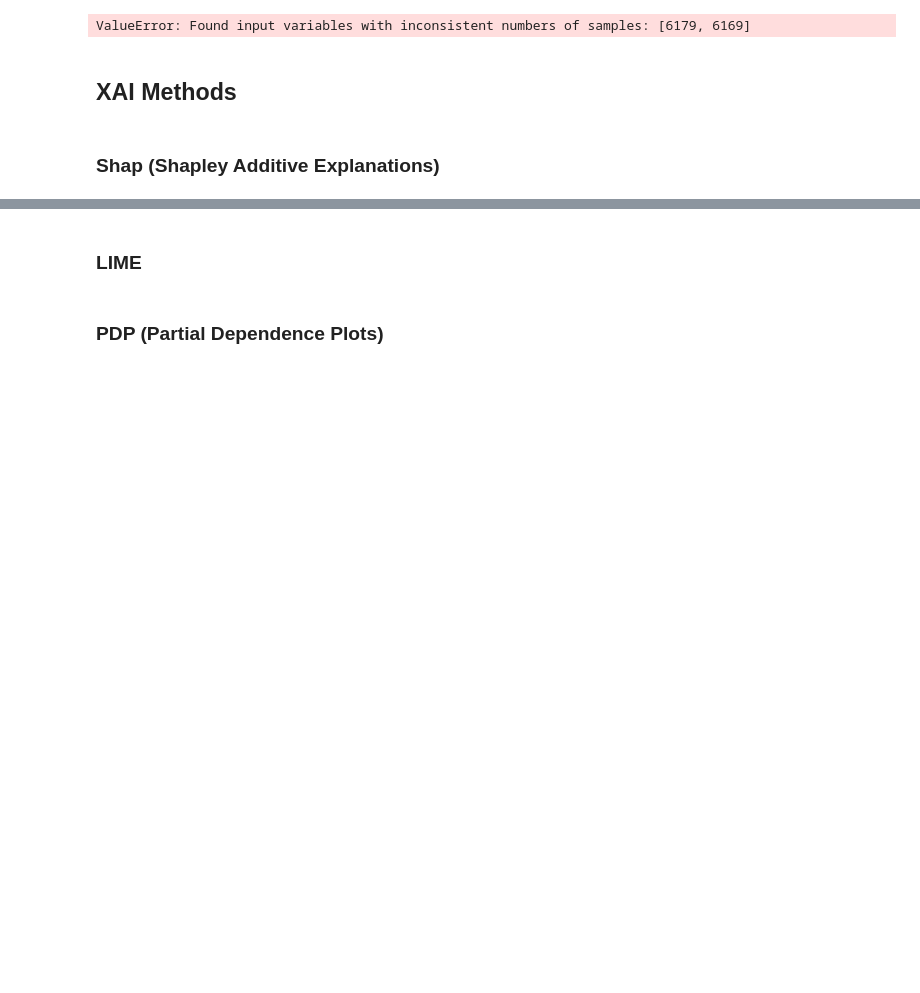
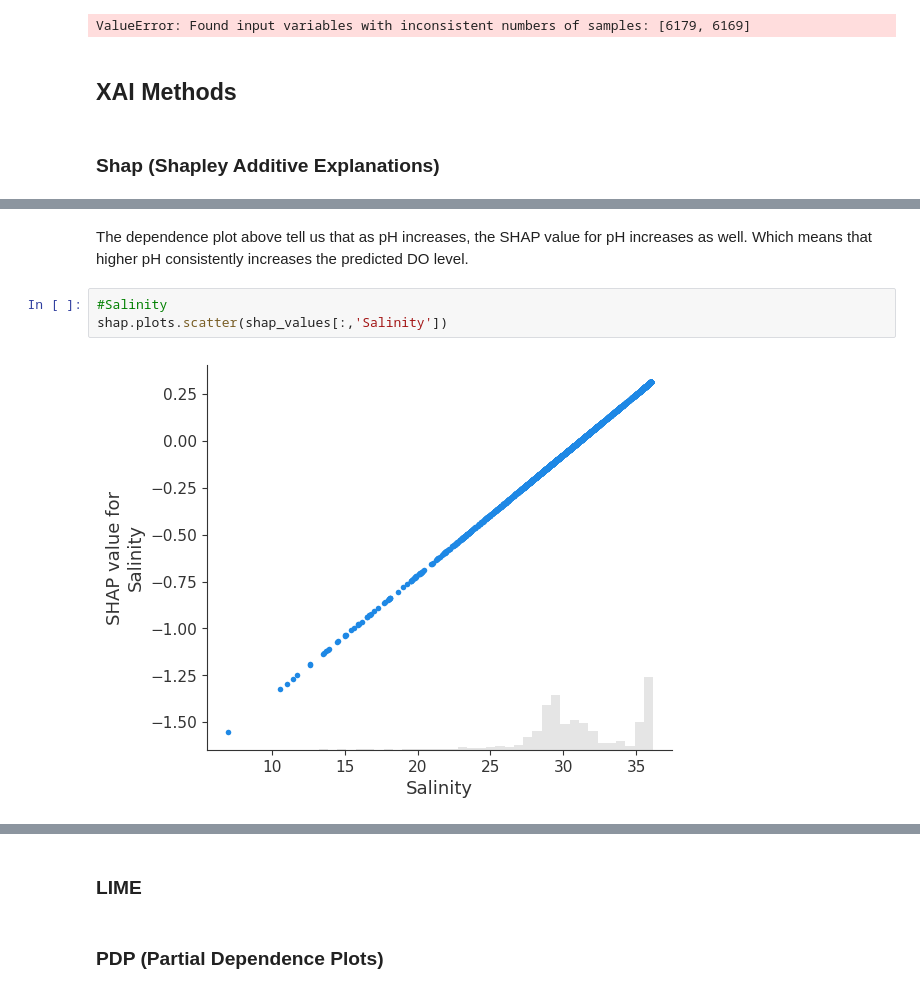
Before and after one commit to Deppi15/INFO381, a Jupyter notebook: notebooks/notebook.ipynb, the cells around one changed output, grey strips where cells are left out. Drawn from its saved outputs; the diff is of its cells as text; blank space fills up the shorter version.

```diff
--- a/notebooks/notebook.ipynb
+++ b/notebooks/notebook.ipynb
@@ -500,0 +521,7 @@ shap_global_plot(shap_values_rfr)
+# %% [markdown]
+The dependence plot above tell us that as pH increases, the SHAP value for pH increases as well. Which means that higher pH consistently increases the predicted DO level.
+# %%
+#Salinity
+shap.plots.scatter(shap_values[:,'Salinity'])
+# %% [output]
+[figure, added]
```
Also changed, not shown: parts of 39 cells of this notebook.
